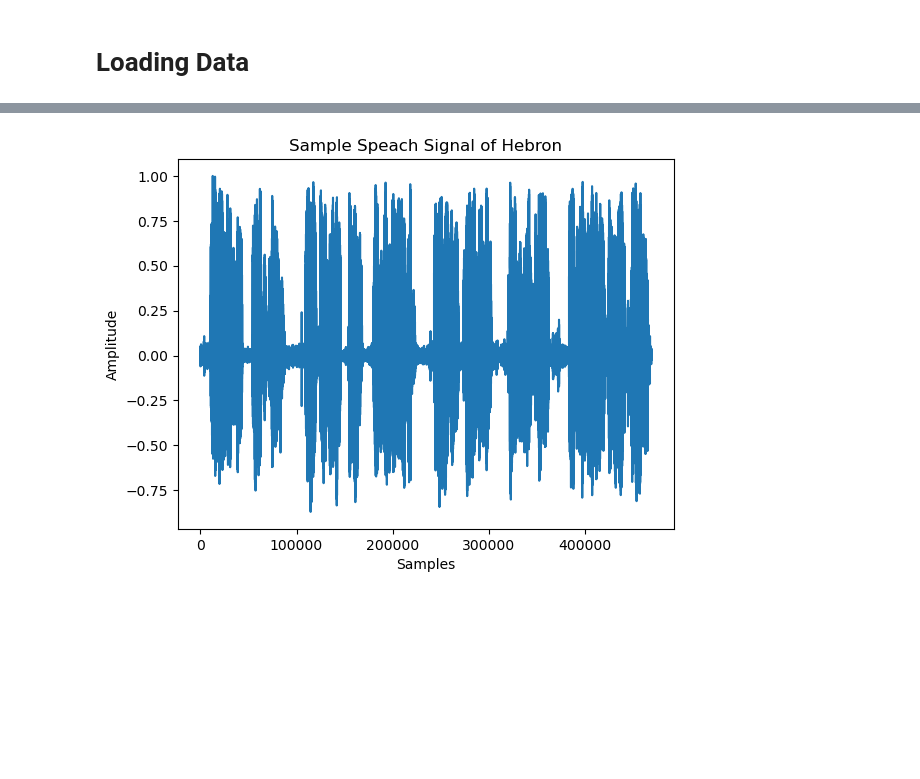
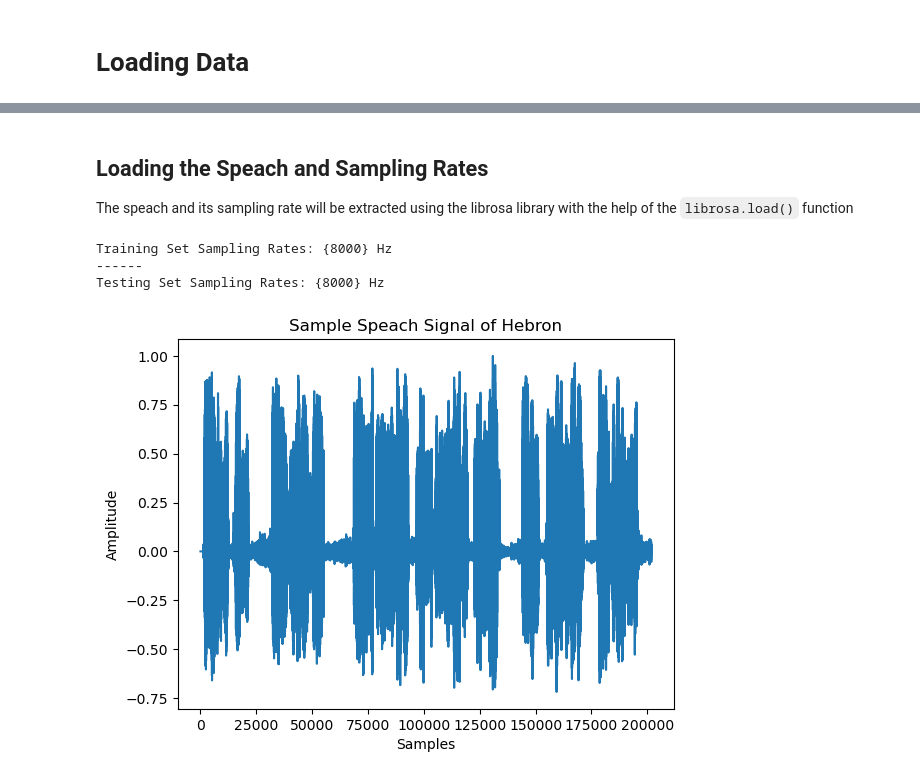
Before and after one commit to MahmoudKH02/Accent-Recognition_Model, a Jupyter notebook: Spoken_Project.ipynb, the cells around one changed output, grey strips where cells are left out. Saved outputs shown, nothing was run; the diff lists cells and outputs as text; code cells hidden in the pictures; blank space fills up the shorter version.

```diff
--- a/Spoken_Project.ipynb
+++ b/Spoken_Project.ipynb
@@ -21,10 +26,14 @@ from sklearn.metrics import ConfusionMatrixDisplay
+# %% [markdown]
+## Loading the Speach and Sampling Rates
+The speach and its sampling rate will be extracted using the librosa library with the help of the `librosa.load()` function
 # %%
-sampling_rate = 16000
+sampling_rate = 8000
 
 def load_directory(directory):
     subdirectories = ["Hebron", "Nablus", "Jerusalem", "RamallahReef"]
     audio_list = []
     labels = []
+    rates = []
 
     # Iterate through each subdirectory
     for subdir in subdirectories:
@@ -47,21 +56,39 @@ def load_directory(directory):
                 # Append audio and label
                 audio_list.append(audio)
                 labels.append(subdir)
+                rates.append(sr)
 
-    return audio_list, labels
+    return audio_list, labels, rates
 # %%
 training_directory = './training_set'
 testing_directory = './testing_set'
 
-training_voices, training_labels = load_directory(training_directory)
-testing_voices, testing_labels = load_directory(testing_directory)
+training_voices, Y_train, train_sr = load_directory(training_directory)
+testing_voices, Y_test, test_sr = load_directory(testing_directory)
+# %%
+# Ensure all voices have the same Sampling Rate
+def check_rates(train_rates, test_rates):
+    unique_train_rates = set(train_rates)
+    unique_test_rates = set(test_rates)
+
+    print(f'Training Set Sampling Rates: {unique_train_rates} Hz')
+    print('------')
+    print(f'Testing Set Sampling Rates: {unique_test_rates} Hz')
+
+
+check_rates(train_sr, test_sr)
+# %% [output]
+Training Set Sampling Rates: {8000} Hz
+------
+Testing Set Sampling Rates: {8000} Hz
 # %%
+# Sample Sound to check if reading was correct.
 plt.figure()
-plt.plot(training_voices[1])
+plt.plot(training_voices[0])
 
-plt.title(f'Sample Speach Signal of {training_labels[1]}')
+plt.title(f'Sample Speach Signal of {Y_train[0]}')
 plt.ylabel('Amplitude')
 plt.xlabel('Samples')
 plt.show()
 # %% [output]
-[figure, old version]
+[figure, new version]
```
Also changed, not shown: parts of 25 cells of this notebook, 1 other file.
